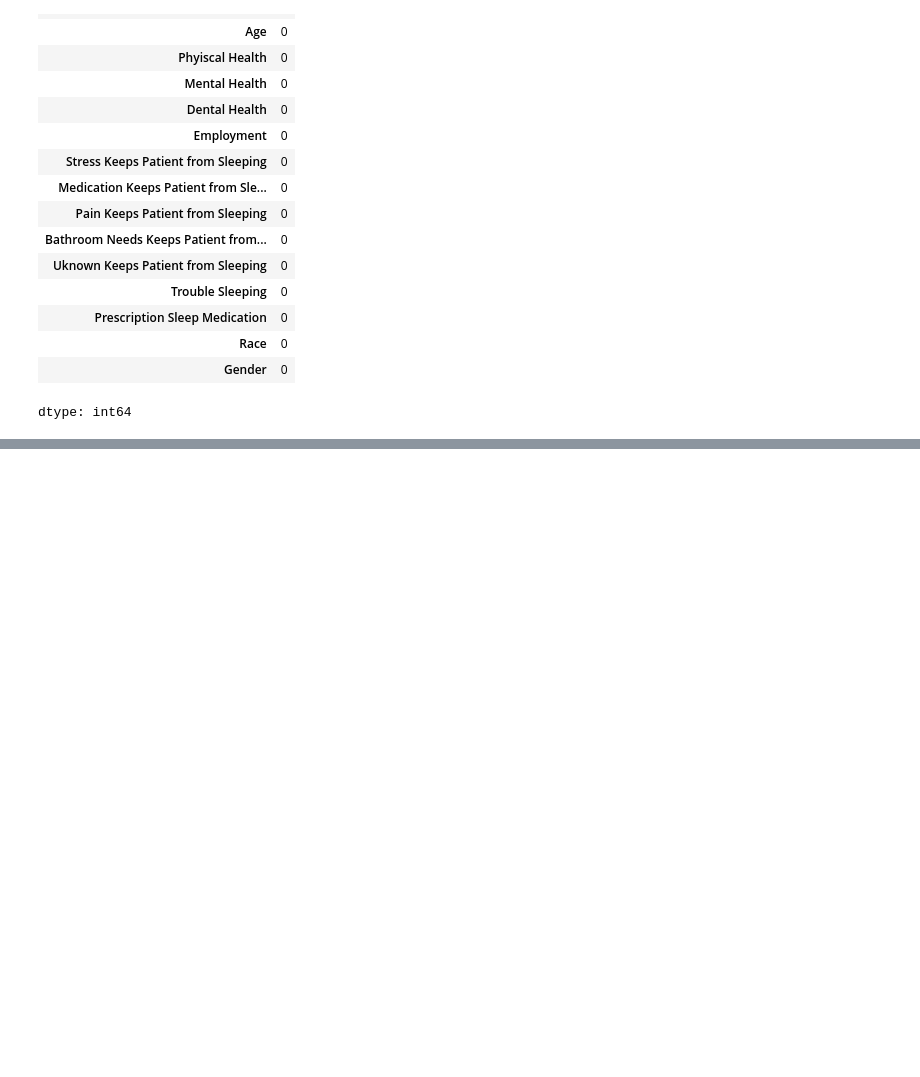
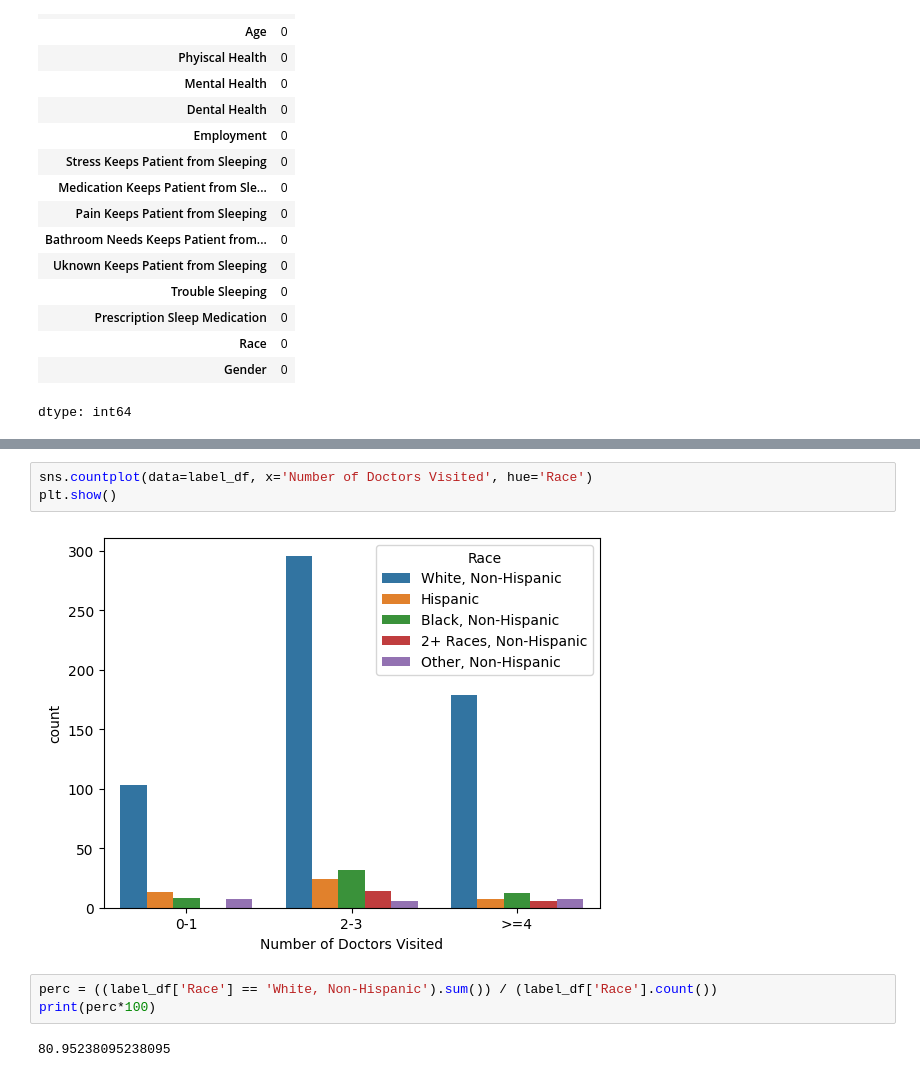
Before and after one commit to tracyhua2/DS3001, a Jupyter notebook: Final Project/DS3001_EDA.ipynb, the cells around one changed output, grey strips where cells are left out. Drawn from its saved outputs; the diff is of its cells as text; blank space fills up the shorter version.

```diff
--- a/Final Project/DS3001_EDA.ipynb
+++ b/Final Project/DS3001_EDA.ipynb
@@ -71,0 +193,10 @@ print(y.head())
+# %%
+sns.countplot(data=label_df, x='Number of Doctors Visited', hue='Race')
+plt.show()
+# %% [output]
+[figure, added]
+# %%
+perc = ((label_df['Race'] == 'White, Non-Hispanic').sum()) / (label_df['Race'].count())
+print(perc*100)
+# %% [output]
+80.95238095238095
```
Also changed, not shown: parts of 16 cells of this notebook.
